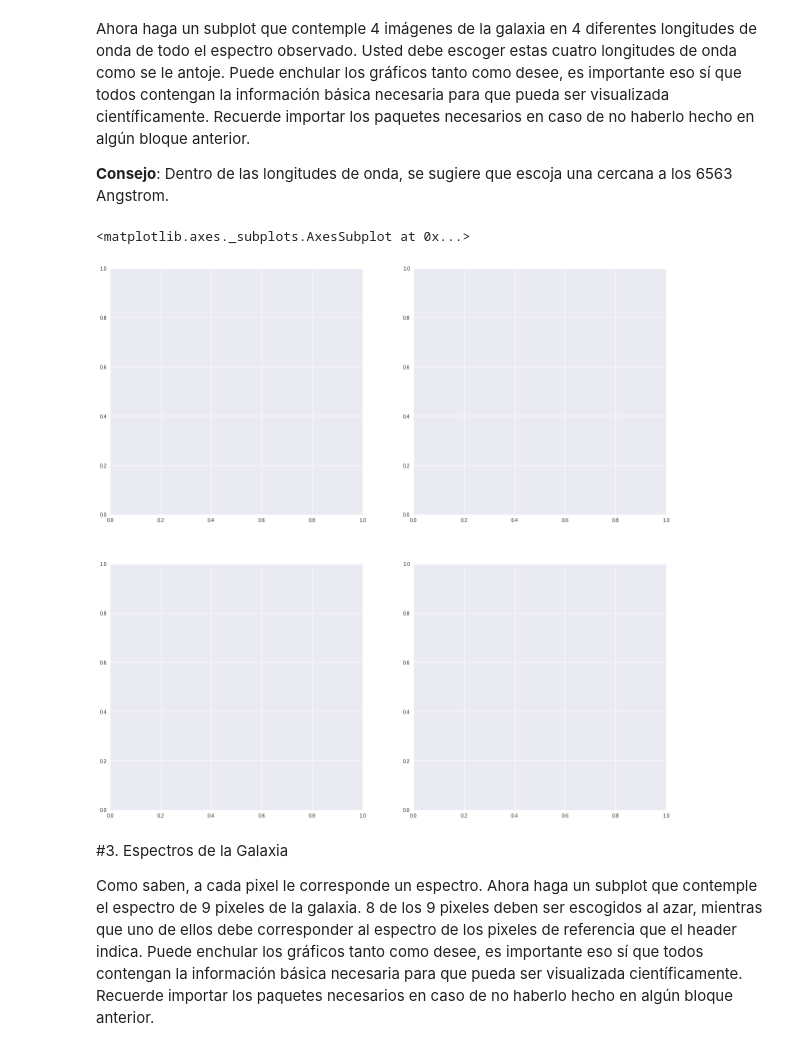
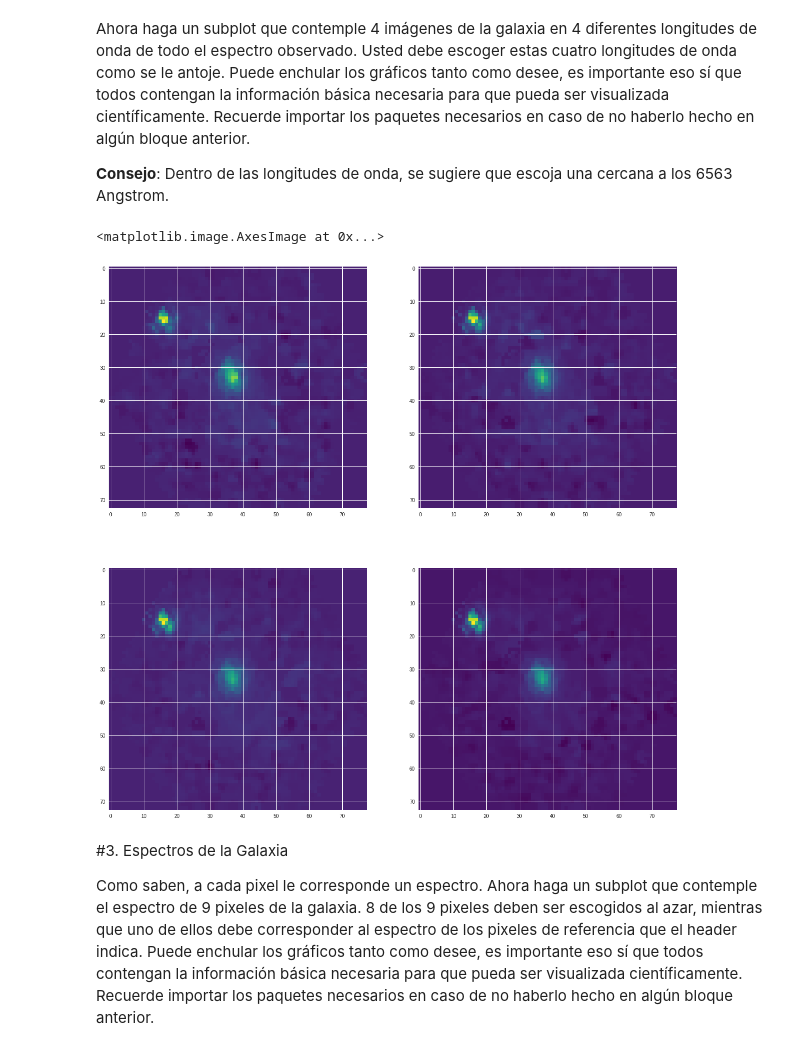
Before and after one commit to VicenteMaturana/minitarea4, a Jupyter notebook: minitarea4.ipynb, the cells around one changed output. Saved outputs shown, nothing was run; the diff lists cells and outputs as text; code cells hidden in the pictures.

```diff
--- a/minitarea4.ipynb
+++ b/minitarea4.ipynb
@@ -43,6 +47,7 @@ from astropy.wcs import WCS
 filename = ('/content/gdrive/My Drive/astrodatos/NGC0023.V500.rscube.fits.gz')
 hdu_fits = fits.open(filename)
 hdu = fits.open(filename)[0]
+data=hdu.data
 header = hdu.header
 wcs = WCS(header)
 print wcs
@@ -68,15 +73,26 @@ Ahora haga un subplot que contemple 4 imágenes de la galaxia en 4 diferentes lo
 **Consejo**: Dentro de las longitudes de onda, se sugiere que escoja una cercana a los 6563 Angstrom.
 # %%
 import matplotlib.pyplot as plt
+import numpy as np
 
 plt.figure(figsize=(20,20))
+
 plt.subplot(221)
+plt.imshow(data[0],cmap='viridis')
+
+
 plt.subplot(222)
+plt.imshow(data[1],cmap='viridis')
+
+
 plt.subplot(223)
+plt.imshow(data[2],cmap='viridis')
+
 plt.subplot(224)
+plt.imshow(data[3],cmap='viridis')
 # %% [output]
-<matplotlib.axes._subplots.AxesSubplot at 0x...>
+<matplotlib.image.AxesImage at 0x...>
-[figure, old version]
+[figure, new version]
 # %% [markdown]
 #3. Espectros de la Galaxia
 
```
Also changed, not shown: parts of 1 cell of this notebook.
